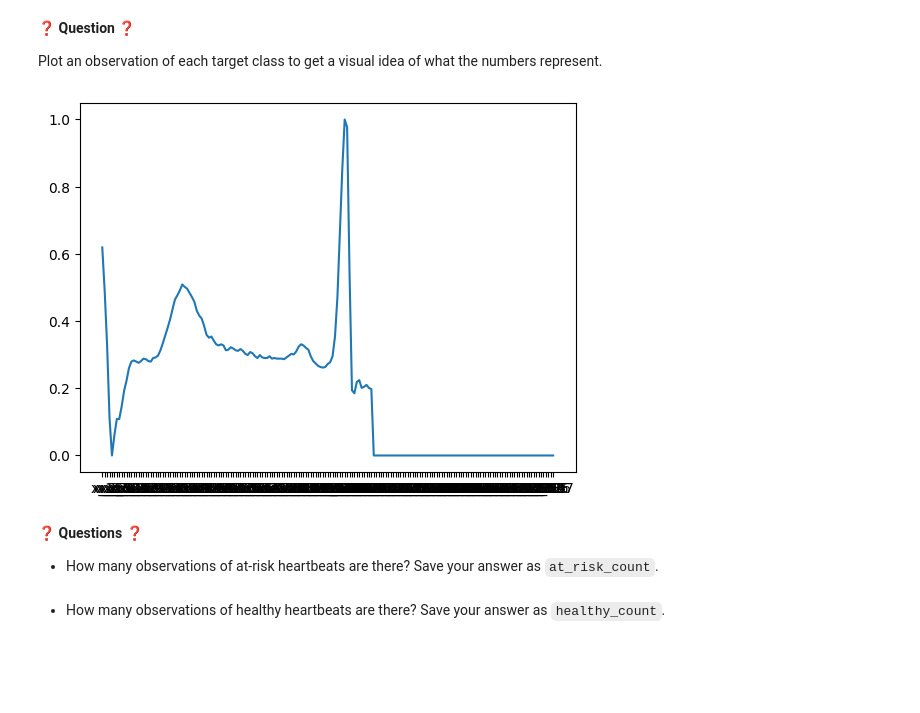
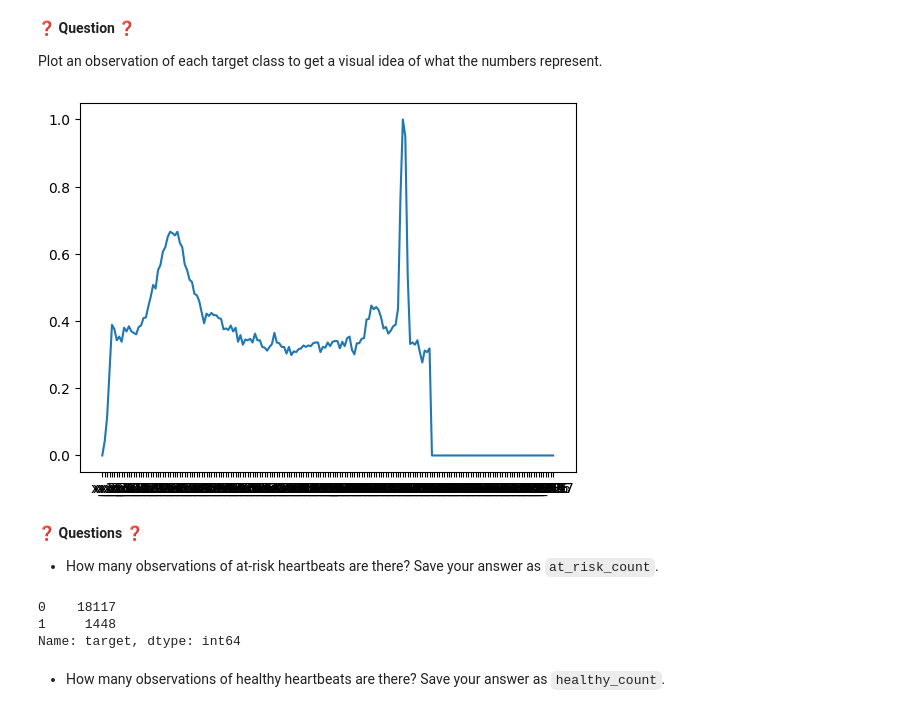
Before and after one commit to multiyumz/data-science-challenges, a Jupyter notebook: data-electrocardiograms/Electrocardiograms.ipynb, the cells around one changed output. Drawn from its saved outputs; the diff is of its cells as text; code cells hidden in the pictures; blank space fills up the shorter version.

```diff
--- a/data-electrocardiograms/Electrocardiograms.ipynb
+++ b/data-electrocardiograms/Electrocardiograms.ipynb
@@ -33,13 +33,19 @@ Plot an observation of each target class to get a visual idea of what the number
 # %%
 import matplotlib.pyplot as plt
 # %%
-plt.plot(data.iloc[4, :-1]);
+plt.plot(data.iloc[7, :-1]);
 # %% [output]
-[figure, old version]
+[figure, new version]
 # %% [markdown]
 ❓ **Questions** ❓
 
 * How many observations of at-risk heartbeats are there? Save your answer as `at_risk_count`.
+# %%
+data.target.value_counts()
+# %% [output]
+0    18117
+1     1448
+Name: target, dtype: int64
 # %%
 at_risk_count = data.target.value_counts()[1]
 # %% [markdown]
```
Also changed, not shown: parts of 4 cells of this notebook, 3 other files.
